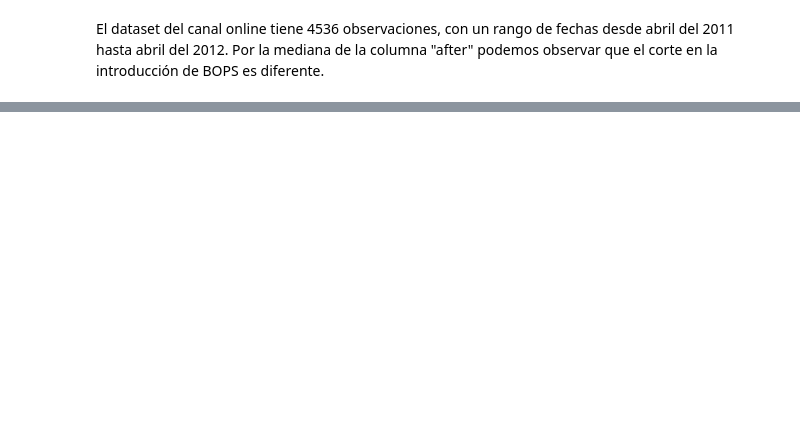
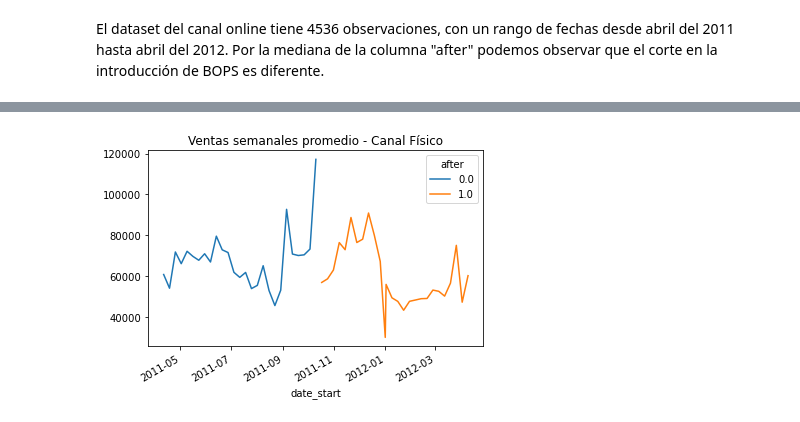
Before and after one commit to Javolet/Evaluacion_OPI, a Jupyter notebook: Seccion_C/Seccion_C_Notebook.ipynb, the cells around one changed output, grey strips where cells are left out. Cells and saved outputs as stored; diff of their text form; code cells hidden in the pictures; blank space fills up the shorter version.

```diff
--- a/Seccion_C/Seccion_C_Notebook.ipynb
+++ b/Seccion_C/Seccion_C_Notebook.ipynb
@@ -158,0 +164,7 @@ El dataset del canal online tiene 4536 observaciones, con un rango de fechas des
+# %%
+# Aquí hacemos una agregación por el promedio de cada semana del canal físico
+dataset_bm.pivot_table(index='date_start', columns='after', values='sales', aggfunc='mean').plot()
+plt.title('Ventas semanales promedio - Canal Físico')
+plt.show()
+# %% [output]
+[figure, added]
```
Also changed, not shown: parts of 28 cells of this notebook.
